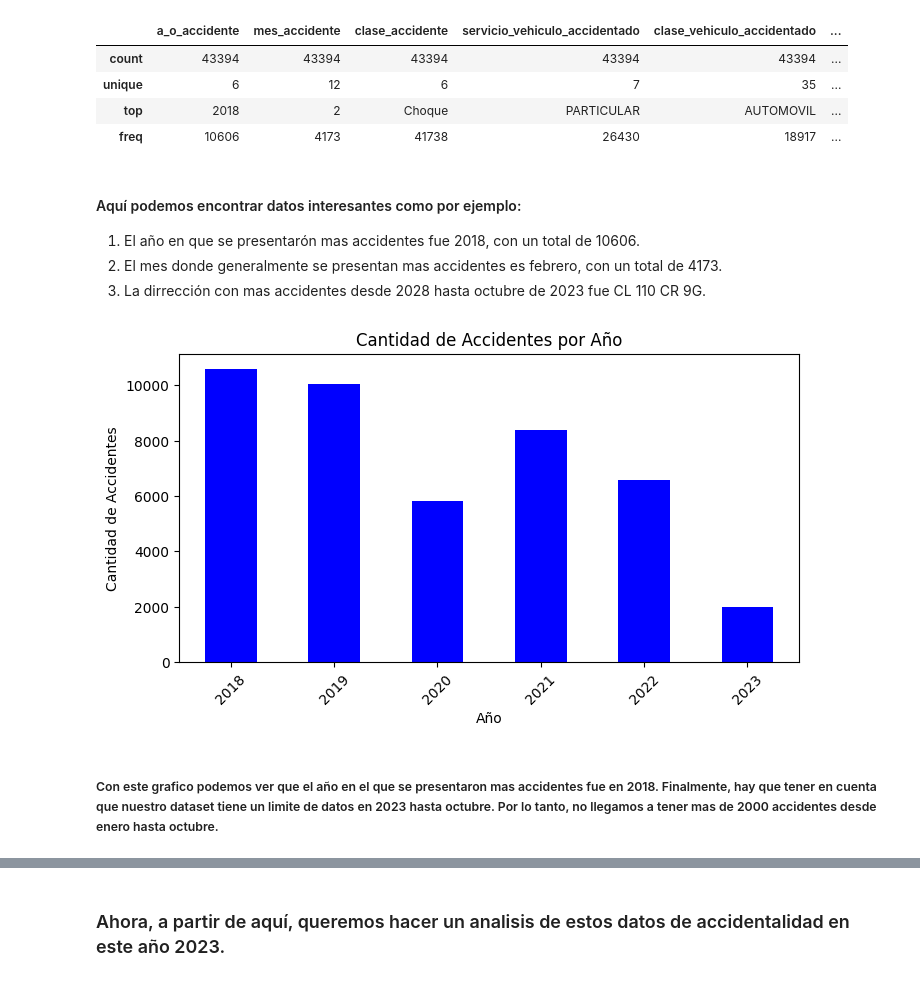
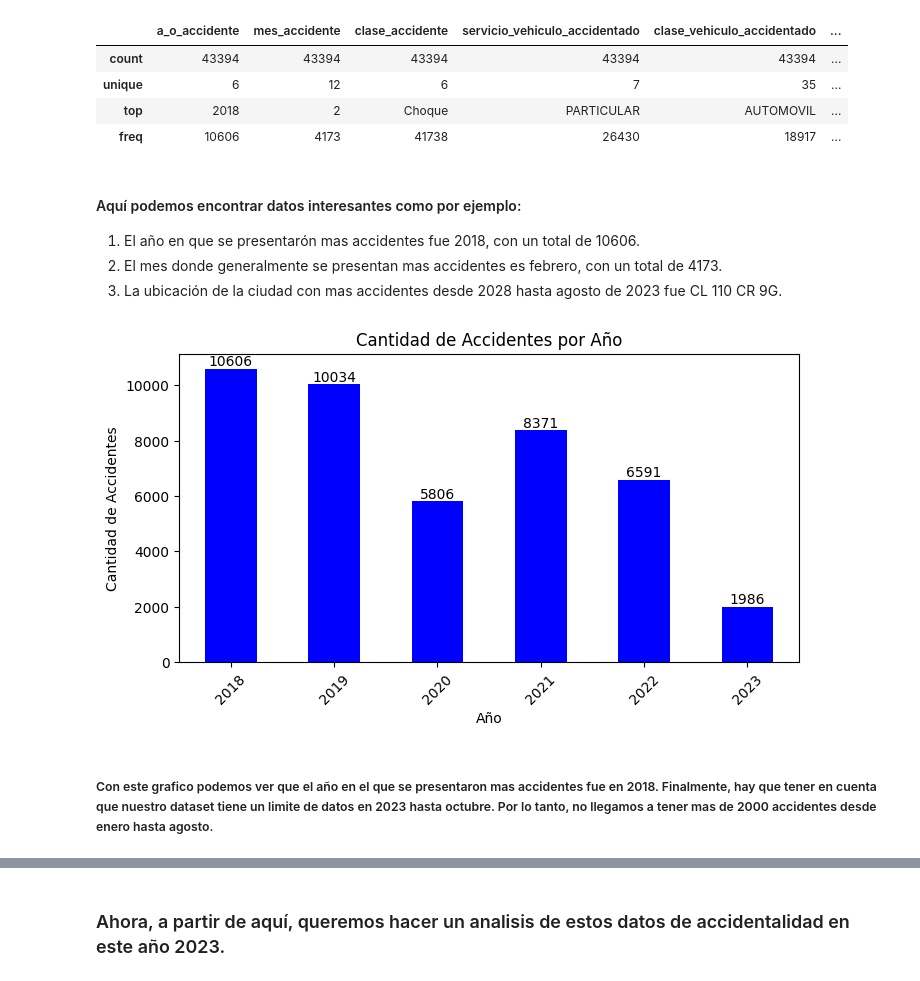
Before and after one commit to AndresFVargasV/Analisis_Accidentes_Barranquilla, a Jupyter notebook: Accidentalidad_Barranquilla.ipynb, the cells around one changed output, grey strips where cells are left out. Saved outputs shown, nothing was run; the diff lists cells and outputs as text; code cells hidden in the pictures.

Commit message:
New accidents visualizations with years

```diff
--- a/Accidentalidad_Barranquilla.ipynb
+++ b/Accidentalidad_Barranquilla.ipynb
@@ -58,18 +58,20 @@ results_df.describe()
 
 1. El año en que se presentarón mas accidentes fue 2018, con un total de 10606.
 2. El mes donde generalmente se presentan mas accidentes es febrero, con un total de 4173.
-3. La dirrección con mas accidentes desde 2028 hasta octubre de 2023 fue CL 110 CR 9G.
+3. La ubicación de la ciudad con mas accidentes desde 2028 hasta agosto de 2023 fue CL 110 CR 9G.
 # %%
 accidentes_por_año = results_df['a_o_accidente'].value_counts().sort_index()
 
 plt.figure(figsize=(8, 4))
-accidentes_por_año.plot.bar(x=accidentes_por_año.index, y=accidentes_por_año.values, color='blue')
+bar_one = accidentes_por_año.plot.bar(x=accidentes_por_año.index, y=accidentes_por_año.values, color='blue')
 plt.title('Cantidad de Accidentes por Año')
 plt.xlabel('Año')
 plt.ylabel('Cantidad de Accidentes')
 plt.xticks(rotation=45)
+for i, valor in enumerate(accidentes_por_año.values):
+    bar_one.text(i, valor + 0.2, str(valor), ha='center', va='bottom')
 plt.show()
 # %% [output]
-[figure, old version]
+[figure, new version]
 # %% [markdown]
-##### Con este grafico podemos ver que el año en el que se presentaron mas accidentes fue en 2018. Finalmente, hay que tener en cuenta que nuestro dataset tiene un limite de datos en 2023 hasta octubre. Por lo tanto, no llegamos a tener mas de 2000 accidentes desde enero hasta octubre.
+##### Con este grafico podemos ver que el año en el que se presentaron mas accidentes fue en 2018. Finalmente, hay que tener en cuenta que nuestro dataset tiene un limite de datos en 2023 hasta octubre. Por lo tanto, no llegamos a tener mas de 2000 accidentes desde enero hasta agosto.
```
Also changed, not shown: parts of 2 cells of this notebook, 1 other file.
